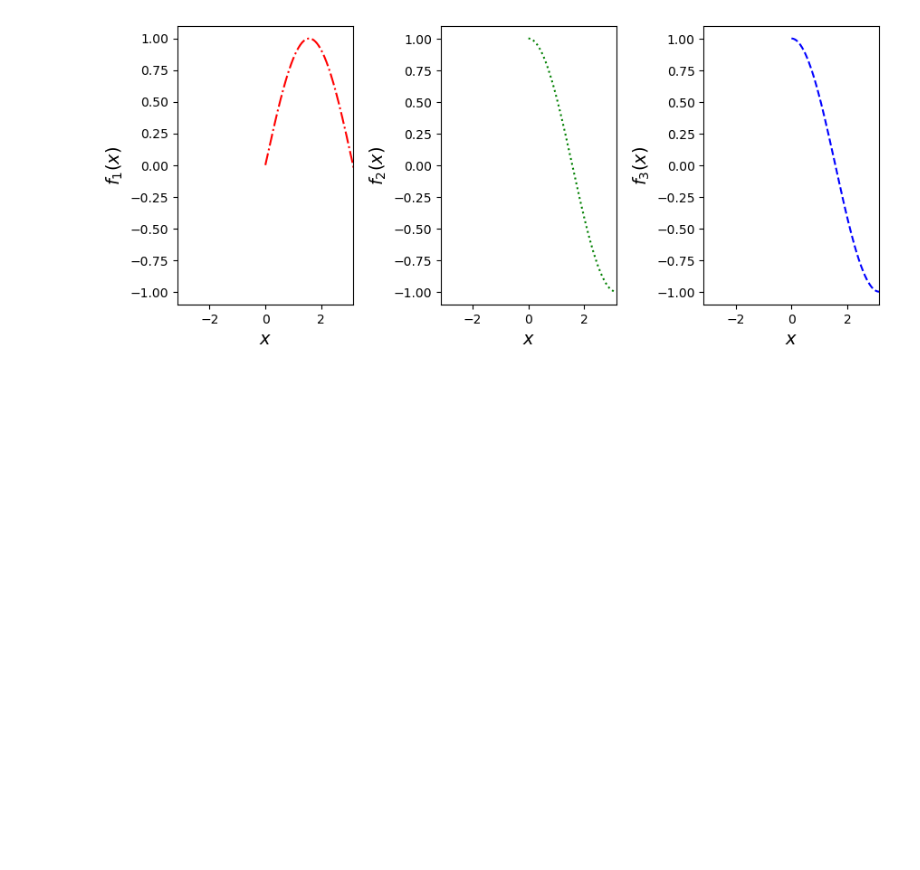
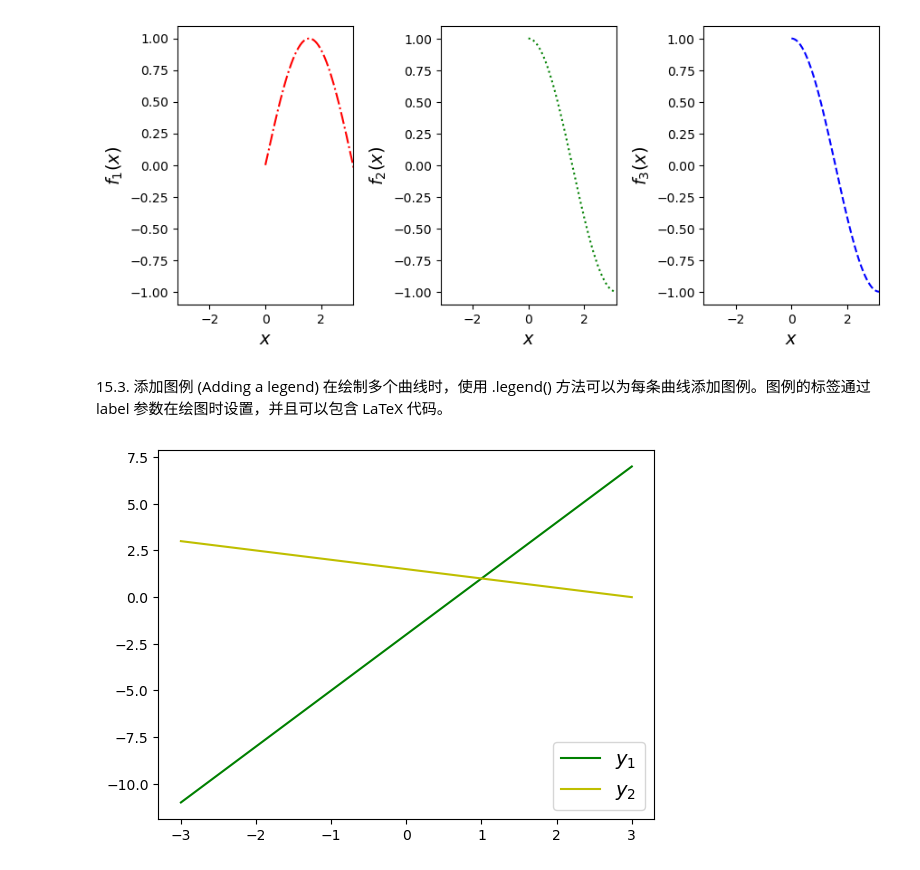
Before and after one commit to Chenji-s/test1, a Jupyter notebook: 教学week5.ipynb, the cells around one changed output. Cells and saved outputs as stored; diff of their text form; code cells hidden in the pictures; blank space fills up the shorter version.

```diff
--- a/教学week5.ipynb
+++ b/教学week5.ipynb
@@ -62,3 +62,24 @@ plt.subplots_adjust(hspace=0.5, wspace=0.5)
 plt.show()
 # %% [output]
 [figure]
+# %% [markdown]
+15.3. 添加图例 (Adding a legend)
+在绘制多个曲线时，使用 .legend() 方法可以为每条曲线添加图例。图例的标签通过 label 参数在绘图时设置，并且可以包含 LaTeX 代码。
+# %%
+import matplotlib.pyplot as plt
+import numpy as np
+# 创建 x 轴，并生成两个线性函数
+x = np.linspace(-3, 3, 100)
+y1 = 3*x - 2
+y2 = -0.5*x + 1.5
+
+# 在同一个坐标轴上绘制这两条曲线
+fig, ax = plt.subplots()
+ax.plot(x, y1, 'g-', label=r'$y_1$')
+ax.plot(x, y2, 'y-', label=r'$y_2$')
+
+# 添加图例，设置图例位置为右下角，字体大小为 14
+ax.legend(loc='lower right', fontsize=14)
+plt.show()
+# %% [output]
+[figure, added]
```
Also changed, not shown: parts of 8 cells of this notebook.
